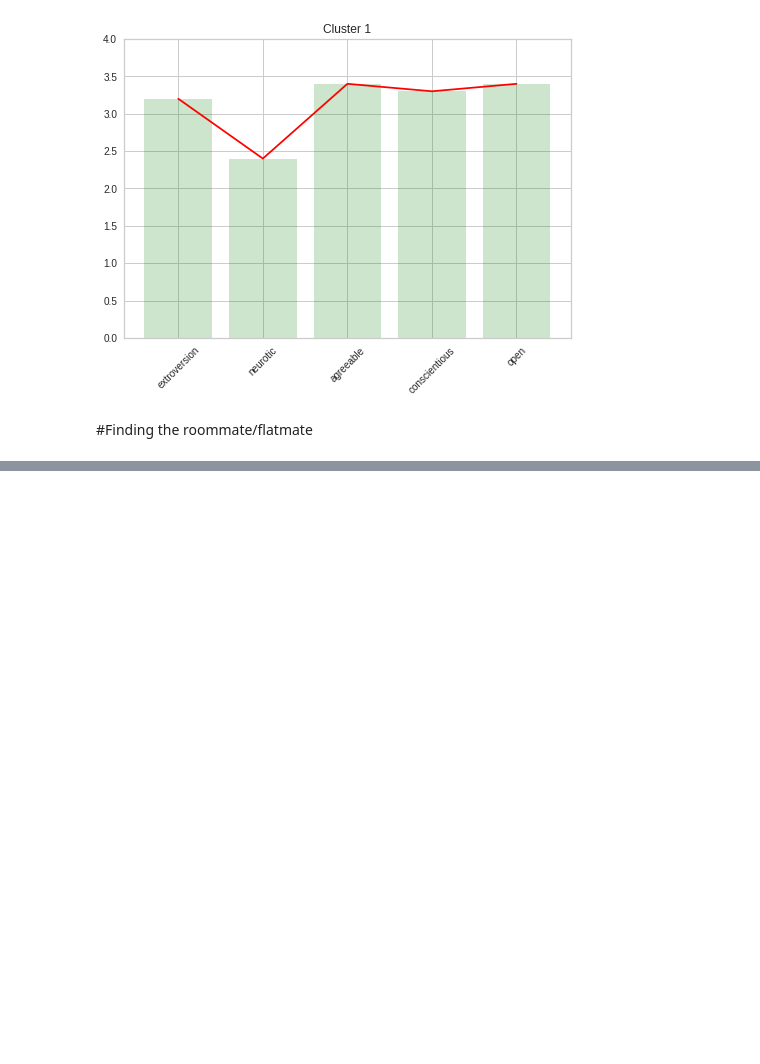
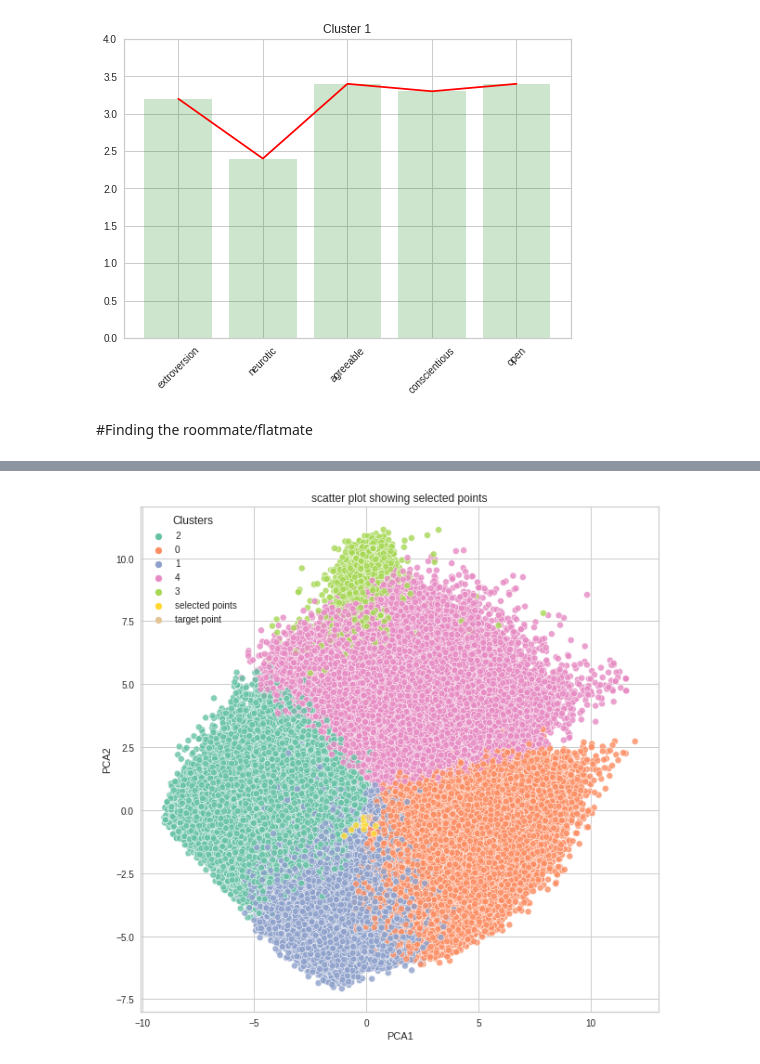
Before and after one commit to atharva-diwan/ME781_course_project_grp31, a Jupyter notebook: roommate_matchmaking.ipynb, the cells around one changed output, grey strips where cells are left out. Saved outputs shown, nothing was run; the diff lists cells and outputs as text; code cells hidden in the pictures; blank space fills up the shorter version.

```diff
--- a/roommate_matchmaking.ipynb
+++ b/roommate_matchmaking.ipynb
@@ -476,4 +512,4 @@ def find_roommate(df_pca_fit, personality_idx, my_data_pca_fit):
 
   return min_idx
 # %%
-find_roommate(df_pca_fit, my_personality[0], my_data_pca_fit)
+idx_list = find_roommate(df_pca_fit, my_personality[0], my_data_pca_fit)
@@ -481,0 +527,21 @@ find_roommate(df_pca_fit, my_personality[0], my_data_pca_fit)
+# %%
+df_pca_array = np.array(df_pca)
+sub_df_pca = pd.DataFrame(df_pca_array[idx_list , :])
+sub_df_pca.columns = ['PCA1', 'PCA2', 'Clusters']
+sub_df_pca["Clusters"].replace({1: "selected points"}, inplace=True)    # dataframe consisting of transformed selected points
+
+
+
+
+my_data_pca = np.append(my_data_pca_fit, [my_personality[0]]) #adding cluster number to the transformed test data point
+
+my_data_pca = my_data_pca.reshape(1,-1)
+#print(my_data_pca.shape)
+
+my_data_2d = pca_2d.transform(my_data_pca)             # transforming target data point to 2 Dimensions
+#print(my_data_2d.shape)
+target_df = pd.DataFrame({"PCA1":[my_data_2d[0,0]], "PCA2":[my_data_2d[0,1]], "Clusters":['target point'] })
+
+
+sub_df_pca = sub_df_pca.append(target_df)
+sub_df_pca
@@ -481,0 +561,6 @@ find_roommate(df_pca_fit, my_personality[0], my_data_pca_fit)
+# %%
+plt.figure(figsize=(10,10))
+sns.scatterplot(data=df_pca.append(sub_df_pca), x='PCA1', y='PCA2', hue='Clusters', palette='Set2', alpha=0.8)    #plotting both dataframes together
+plt.title('scatter plot showing selected points');
+# %% [output]
+[figure, added]
```
Also changed, not shown: parts of 14 cells of this notebook, 1 other file.
